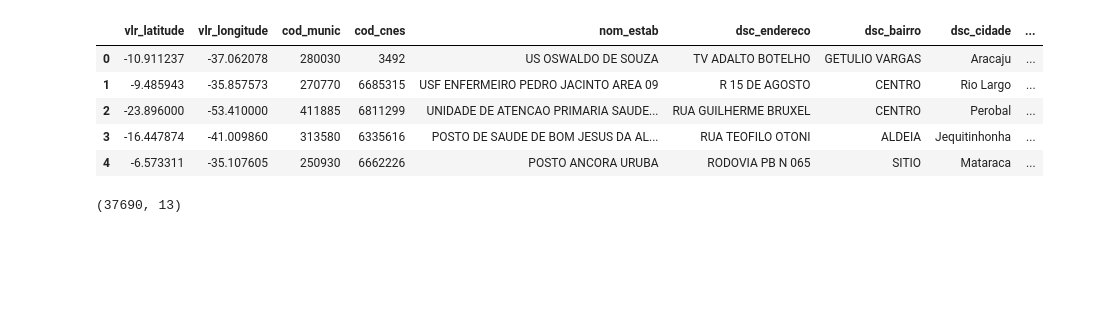
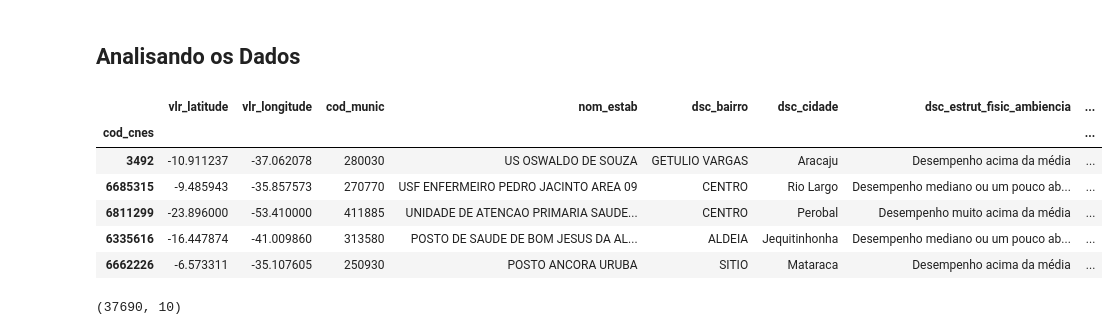
Before and after one commit to leonarddocchagas/data_science, a Jupyter notebook: Unidades_Básicas_de_Saúde.ipynb, the cells around one changed output. Cells and saved outputs as stored; diff of their text form; code cells hidden in the pictures; blank space fills up the shorter version.

```diff
--- a/Unidades_Básicas_de_Saúde.ipynb
+++ b/Unidades_Básicas_de_Saúde.ipynb
@@ -5,3 +50,5 @@
+# %% [markdown]
+## Analisando os Dados
 # %%
 # bibliotecas
 import pandas as pd
@@ -8,14 +56,22 @@ import pandas as pd
 # %%
+# carrega dataset
 df = pd.read_csv('https://raw.githubusercontent.com/leonarddocchagas/data_science/master/projetos/unidades_basicas_de_saude/ubs.csv')
+df.set_index('cod_cnes', inplace=True)
+
+# retirar colunas desnecessárias
+df = df.drop(columns=(['dsc_telefone', 'dsc_endereco']))
+
+# exibi dataset
 df.head()
 # %% [output]
-|  | vlr_latitude | vlr_longitude | cod_munic | cod_cnes | nom_estab | dsc_endereco | dsc_bairro | dsc_cidade | ... |
-| 0 | -10.911237 | -37.062078 | 280030 | 3492 | US OSWALDO DE SOUZA | TV ADALTO BOTELHO | GETULIO VARGAS | Aracaju | ... |
-| 1 | -9.485943 | -35.857573 | 270770 | 6685315 | USF ENFERMEIRO PEDRO JACINTO AREA 09 | R 15 DE AGOSTO | CENTRO | Rio Largo | ... |
-| 2 | -23.896000 | -53.410000 | 411885 | 6811299 | UNIDADE DE ATENCAO PRIMARIA SAUDE... | RUA GUILHERME BRUXEL | CENTRO | Perobal | ... |
-| 3 | -16.447874 | -41.009860 | 313580 | 6335616 | POSTO DE SAUDE DE BOM JESUS DA AL... | RUA TEOFILO OTONI | ALDEIA | Jequitinhonha | ... |
-| 4 | -6.573311 | -35.107605 | 250930 | 6662226 | POSTO ANCORA URUBA | RODOVIA PB N 065 | SITIO | Mataraca | ... |
+|  | vlr_latitude | vlr_longitude | cod_munic | nom_estab | dsc_bairro | dsc_cidade | dsc_estrut_fisic_ambiencia | ... |
+| cod_cnes |  |  |  |  |  |  |  | ... |
+| 3492 | -10.911237 | -37.062078 | 280030 | US OSWALDO DE SOUZA | GETULIO VARGAS | Aracaju | Desempenho acima da média | ... |
+| 6685315 | -9.485943 | -35.857573 | 270770 | USF ENFERMEIRO PEDRO JACINTO AREA 09 | CENTRO | Rio Largo | Desempenho mediano ou um pouco ab... | ... |
+| 6811299 | -23.896000 | -53.410000 | 411885 | UNIDADE DE ATENCAO PRIMARIA SAUDE... | CENTRO | Perobal | Desempenho muito acima da média | ... |
+| 6335616 | -16.447874 | -41.009860 | 313580 | POSTO DE SAUDE DE BOM JESUS DA AL... | ALDEIA | Jequitinhonha | Desempenho mediano ou um pouco ab... | ... |
+| 6662226 | -6.573311 | -35.107605 | 250930 | POSTO ANCORA URUBA | SITIO | Mataraca | Desempenho acima da média | ... |
 # %%
 df.shape
 # %% [output]
-(37690, 13)
+(37690, 10)
```
Also changed, not shown: parts of 6 cells of this notebook.
